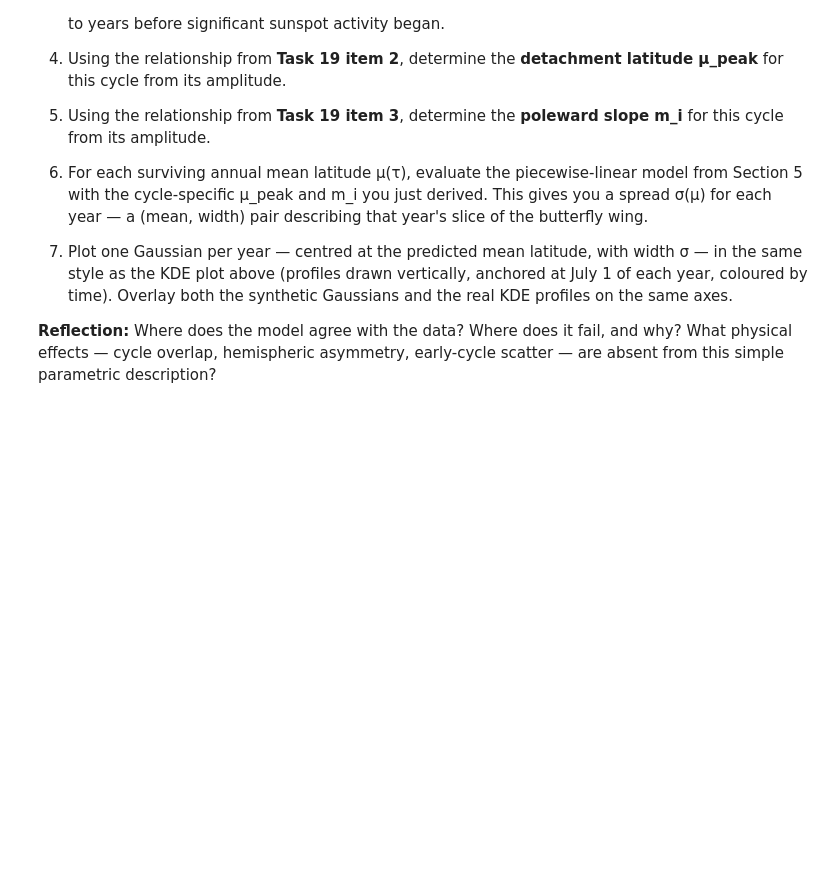
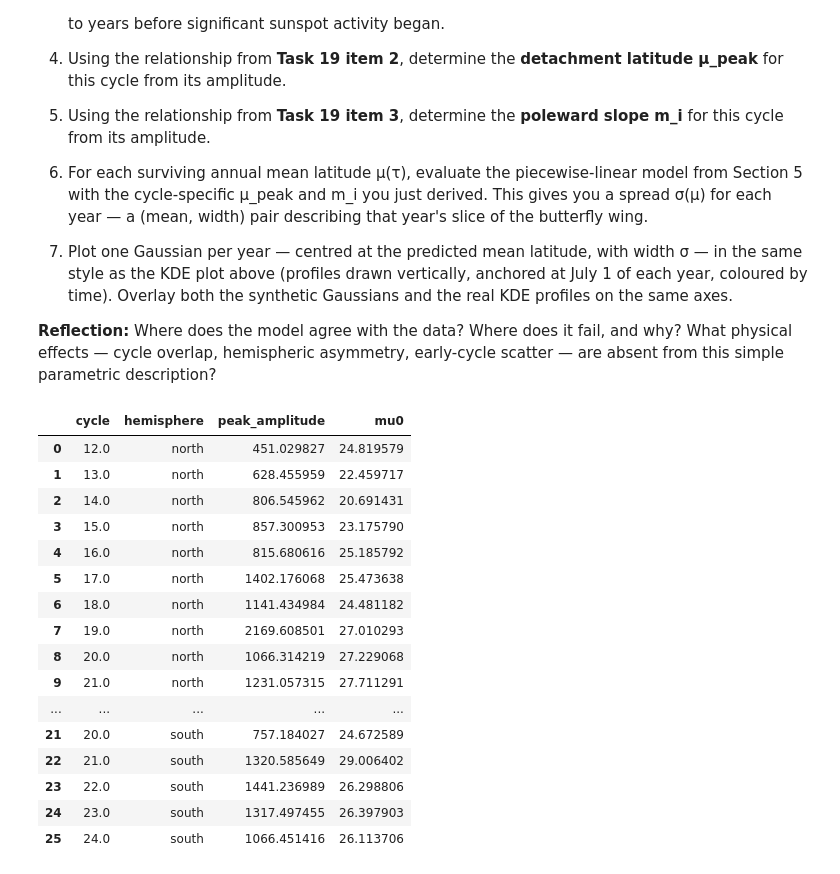
Before and after one commit to SwRI-IDEA-Lab/butterflai, a Jupyter notebook: weeks/week_05/05_2D_Wings.ipynb, the cells around one changed output. Drawn from its saved outputs; the diff is of its cells as text; code cells hidden in the pictures; blank space fills up the shorter version.

```diff
--- a/weeks/week_05/05_2D_Wings.ipynb
+++ b/weeks/week_05/05_2D_Wings.ipynb
@@ -798,3 +1014,58 @@ for i, yr in enumerate(years_in_cycle):
 7. Plot one Gaussian per year — centred at the predicted mean latitude, with width σ — in the same style as the KDE plot above (profiles drawn vertically, anchored at July 1 of each year, coloured by time). Overlay both the synthetic Gaussians and the real KDE profiles on the same axes.
 
 **Reflection:** Where does the model agree with the data? Where does it fail, and why? What physical effects — cycle overlap, hemispheric asymmetry, early-cycle scatter — are absent from this simple parametric description?
+# %%
+import seaborn as sns
+# cycle_number = 24 # These are global variables and not needed inside the loop
+# hemisphere   = "north" # These are global variables and not needed inside the loop
+
+# Prepare a list to collect results for easier DataFrame creation
+mu0_results_24 = []
+
+for index, row in df_peak_amplitudes.iterrows():
+    cyc = row['cycle']
+    hemi = row['hemisphere']
+    peak_amp = row['peak_amplitude']
+
+    # Filter the main DataFrame for the specific cycle and hemisphere
+    # Only consider rows with valid tau_refined
+    # Corrected: Use 'cyc' and 'hemi' from the loop iteration
+    cycle_hemi_df_for_mu0 = df[(df['CYCLE'] == cyc) &
+                               (df['hemisphere'] == hemi) &
+                               (df['tau_refined'].notna())].copy()
+
+    if not cycle_hemi_df_for_mu0.empty:
+        # Find the earliest tau_refined for this cycle and hemisphere
+        min_tau_refined = cycle_hemi_df_for_mu0['tau_refined'].min()
+
+        # Calculate mu0 using the universal mean path (exp_decay function)
+        # a_mu_univ and b_mu_univ are from Section 3
+        mu0_calculated = exp_decay(min_tau_refined, a_mu_univ, b_mu_univ)
+
+        mu0_results_24.append({
+            'cycle': cyc,
+            'hemisphere': hemi,
+            'peak_amplitude': peak_amp,
+            'mu0': mu0_calculated
+        })
+
+df_amplitude_mu0 = pd.DataFrame(mu0_results_24)
+display(df_amplitude_mu0)
+# %% [output]
+|  | cycle | hemisphere | peak_amplitude | mu0 |
+| 0 | 12.0 | north | 451.029827 | 24.819579 |
+| 1 | 13.0 | north | 628.455959 | 22.459717 |
+| 2 | 14.0 | north | 806.545962 | 20.691431 |
+| 3 | 15.0 | north | 857.300953 | 23.175790 |
+| 4 | 16.0 | north | 815.680616 | 25.185792 |
+| 5 | 17.0 | north | 1402.176068 | 25.473638 |
+| 6 | 18.0 | north | 1141.434984 | 24.481182 |
+| 7 | 19.0 | north | 2169.608501 | 27.010293 |
+| 8 | 20.0 | north | 1066.314219 | 27.229068 |
+| 9 | 21.0 | north | 1231.057315 | 27.711291 |
+| ... | ... | ... | ... | ... |
+| 21 | 20.0 | south | 757.184027 | 24.672589 |
+| 22 | 21.0 | south | 1320.585649 | 29.006402 |
+| 23 | 22.0 | south | 1441.236989 | 26.298806 |
+| 24 | 23.0 | south | 1317.497455 | 26.397903 |
+| 25 | 24.0 | south | 1066.451416 | 26.113706 |
```
Also changed, not shown: parts of 9 cells of this notebook.
